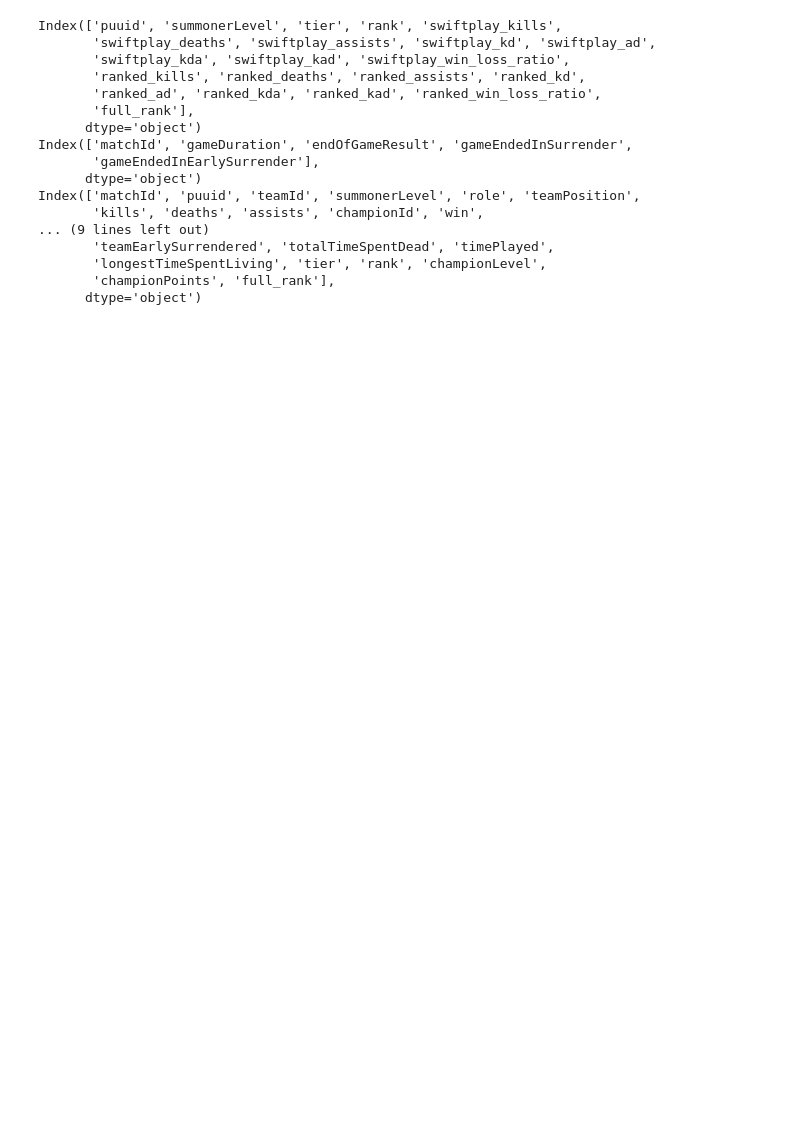
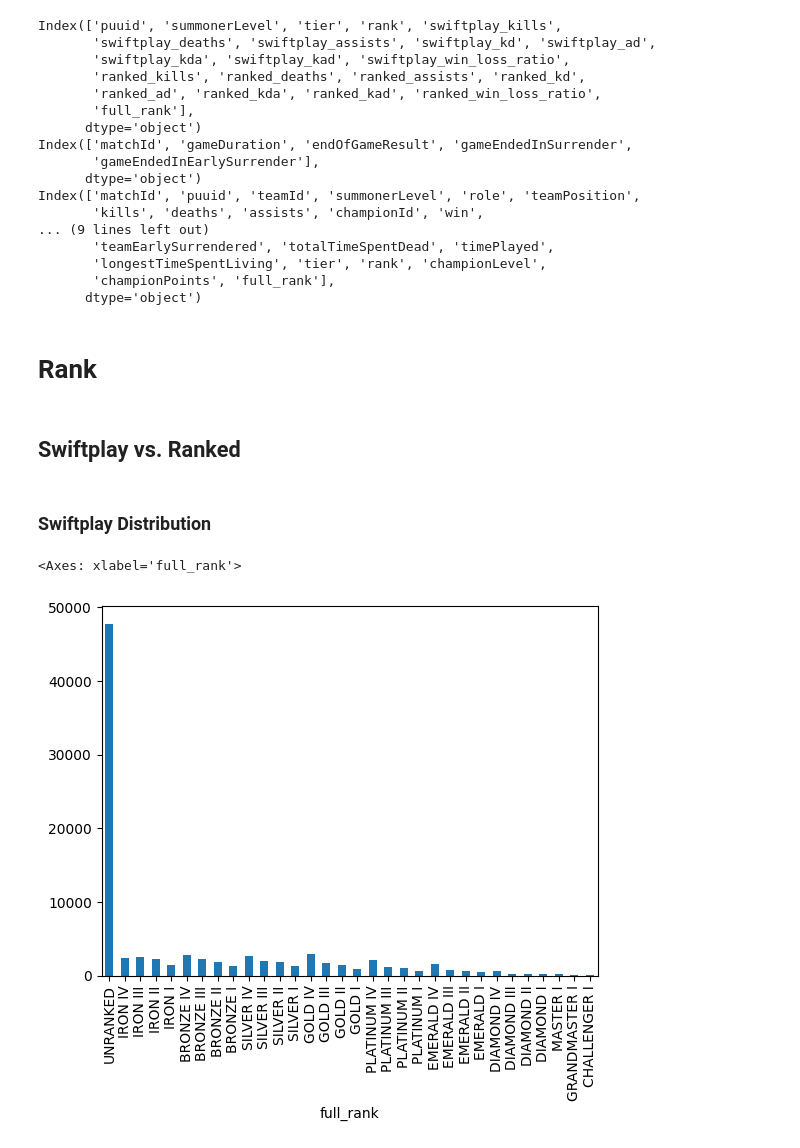
Before and after one commit to mdcUM/swiftplay-analysis, a Jupyter notebook: fairness_and_competitive_balance.ipynb, the cells around one changed output. Drawn from its saved outputs; the diff is of its cells as text; code cells hidden in the pictures; blank space fills up the shorter version.

```diff
--- a/fairness_and_competitive_balance.ipynb
+++ b/fairness_and_competitive_balance.ipynb
@@ -28,3 +28,14 @@ Index(['matchId', 'puuid', 'teamId', 'summonerLevel', 'role', 'teamPosition',
        'longestTimeSpentLiving', 'tier', 'rank', 'championLevel',
        'championPoints', 'full_rank'],
       dtype='object')
+# %% [markdown]
+# Rank
+# %% [markdown]
+## Swiftplay vs. Ranked
+# %% [markdown]
+### Swiftplay Distribution
+# %%
+swiftplay_player_match_data.groupby("puuid")["full_rank"].first().value_counts().reindex(rank_order).plot(kind='bar')
+# %% [output]
+<Axes: xlabel='full_rank'>
+[figure, added]
```
Also changed, not shown: parts of 18 cells of this notebook.
